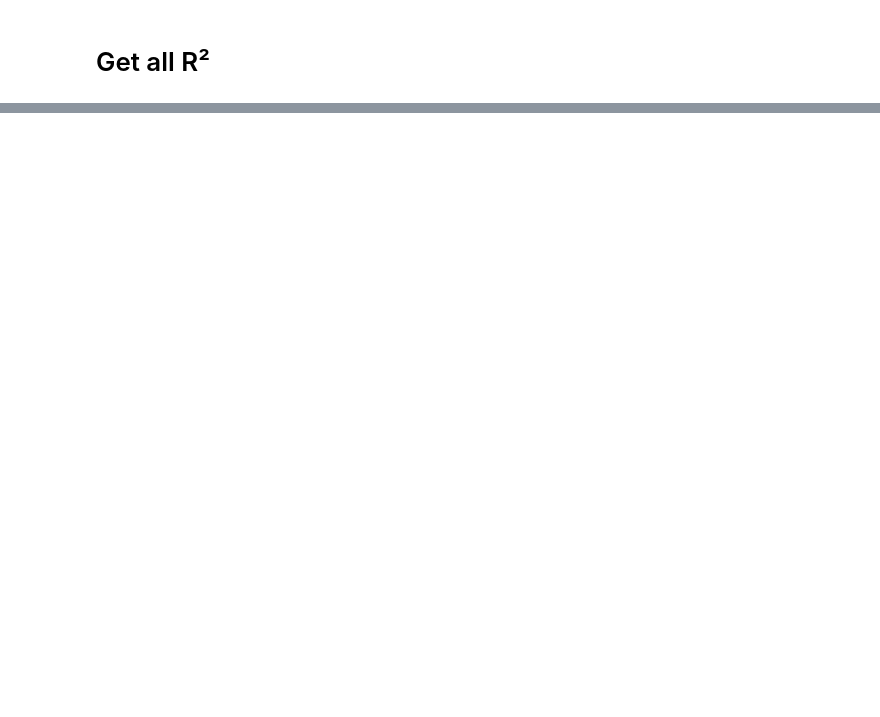
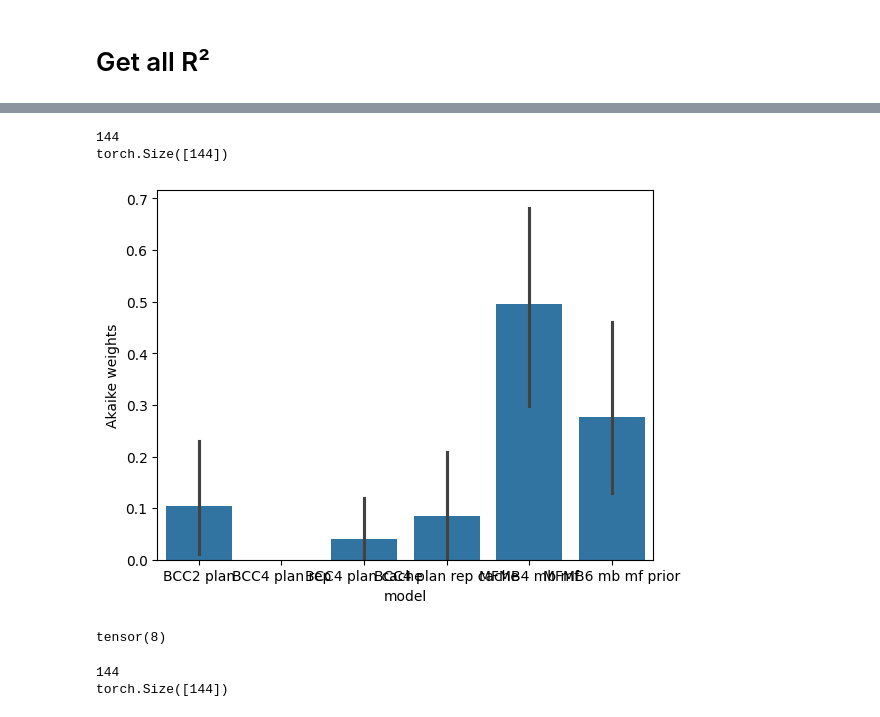
Before and after one commit to SSchwoebel/TwoStageStrategies, a Jupyter notebook: FeherDaSilva_data/magic_carpet/8c_model_comparison_all.ipynb, the cells around one changed output, grey strips where cells are left out. Drawn from its saved outputs; the diff is of its cells as text; code cells hidden in the pictures; blank space fills up the shorter version.

Commit message:
reran all model comparisons and added overall model comparison file

```diff
--- a/FeherDaSilva_data/magic_carpet/8c_model_comparison_all.ipynb
+++ b/FeherDaSilva_data/magic_carpet/8c_model_comparison_all.ipynb
@@ -1178,0 +1179,50 @@ plt.show()
+# %%
+all_total_WAICs = torch.stack([BCC2_p_WAIC, BCC4_p_r_WAIC,
+                                           BCC4_p_c_WAIC, BCC6_p_r_c_WAIC,
+                                           MFMB4_mf_mb_WAIC, MFMB6_mf_mb_prior_WAIC], dim=-1)
+
+winning_waic = all_total_WAICs.amin(dim=-1)
+
+all_total_akaike_weights = torch.exp(-0.5*(all_total_WAICs - winning_waic[...,None]))
+
+all_total_akaike_weights /= all_total_akaike_weights.sum(dim=-1)[...,None]
+# %%
+model_types = ["BCC2 plan"]*n_agents + ["BCC4 plan rep"]*n_agents + ["BCC4 plan cache"]*n_agents + ["BCC4 plan rep cache"]*n_agents + ["MFMB4 mb mf"]*n_agents + ["MFMB6 mb mf prior"]*n_agents #, "MFMB6 mb mf prior"
+
+print(len(model_types))
+print(torch.flatten(all_total_akaike_weights).shape)
+
+Akaike_df = pd.DataFrame({"Akaike weights": torch.flatten(all_total_akaike_weights.T), "model": model_types})
+# %% [output]
+144
+torch.Size([144])
+# %%
+plt.figure()
+sns.barplot(data=Akaike_df, y="Akaike weights", x="model")
+plt.show()
+# %% [output]
+[figure, added]
+# %%
+all_total_log_likes = torch.stack([BCC2_p_log_like, BCC4_p_r_log_like,
+                                           BCC4_p_c_log_like, BCC6_p_r_c_log_like,
+                                           MFMB4_mf_mb_log_like, MFMB6_mf_mb_prior_log_like], dim=-1)
+
+random_choice_log_like = torch.log(torch.ones_like(all_total_log_likes)*(1./na))*trials*(T-1)
+
+all_total_R2 = 1 - (-all_total_log_likes/random_choice_log_like)
+
+waic_R2_ratio = all_total_WAICs / all_total_R2
+
+print((all_total_R2<0).sum())
+# %% [output]
+tensor(8)
+# %%
+model_types = ["BCC2 plan"]*n_agents + ["BCC4 plan rep"]*n_agents + ["BCC4 plan cache"]*n_agents + ["BCC4 plan rep cache"]*n_agents + ["MFMB4 mb mf"]*n_agents + ["MFMB6 mb mf prior"]*n_agents #, "MFMB6 mb mf prior"
+
+print(len(model_types))
+print(torch.flatten(waic_R2_ratio).shape)
+
+waic_R2_ratio_df = pd.DataFrame({"WAIC R2 ratio": torch.flatten(waic_R2_ratio.T), "model": model_types})
+# %% [output]
+144
+torch.Size([144])
```
Also changed, not shown: parts of 34 cells of this notebook, 46 other files.
